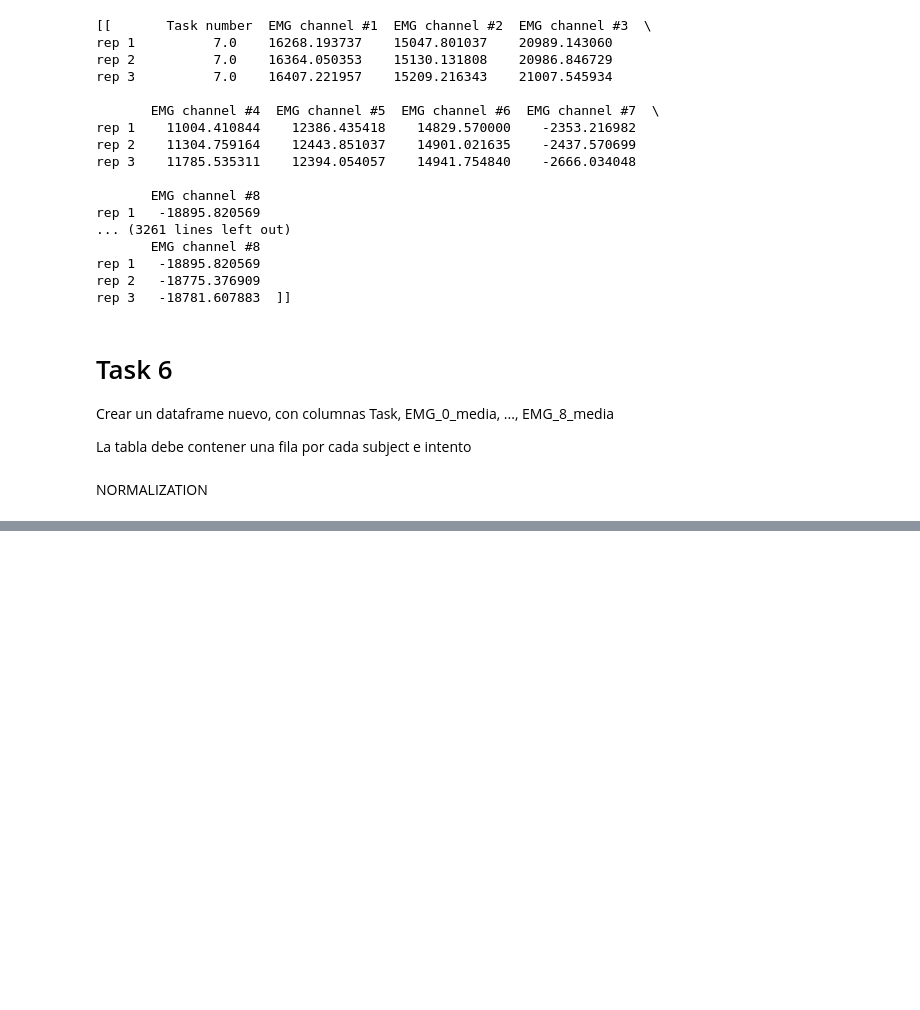
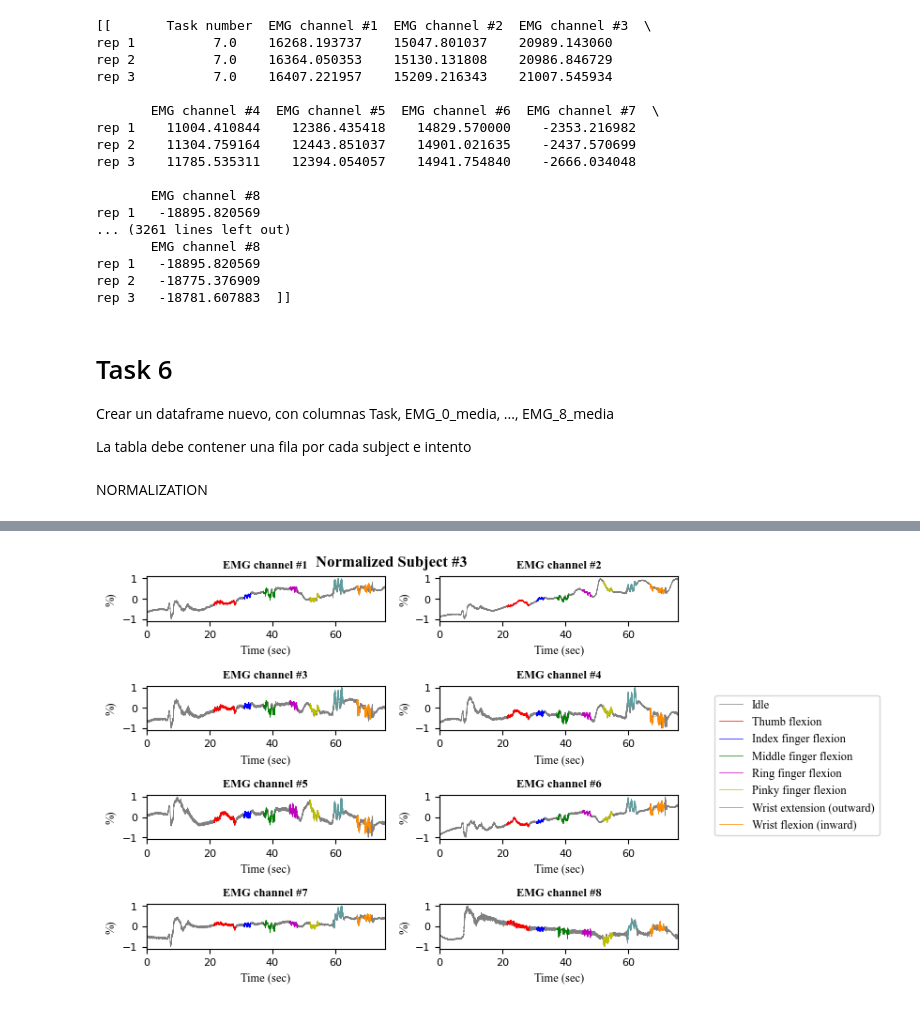
Before and after one commit to sofiahernandezp/code, a Jupyter notebook: mindrove_test/plot_emg.ipynb, the cells around one changed output, grey strips where cells are left out. Saved outputs shown, nothing was run; the diff lists cells and outputs as text; code cells hidden in the pictures; blank space fills up the shorter version.

```diff
--- a/mindrove_test/plot_emg.ipynb
+++ b/mindrove_test/plot_emg.ipynb
@@ -366,28 +367,32 @@ La tabla debe contener una fila por cada subject e intento
 NORMALIZATION
 # %%
 from sklearn.preprocessing import MinMaxScaler
+from sklearn import preprocessing
 import numpy as np
 
-id = 2 #subject number 3
+id = 3
 dataval= dataframes[id]
 emgval = dataval.iloc[:,2:10] * 0.045
-# data  stored in a numpy array called 'emgval'
+
+data = np.array(emgval)
+# data is stored in a numpy array called 'data'
 # with shape (n_samples, 8) where n_samples is the number of samples
 # and 8 is the number of channels
 
 # Create an empty array to store the normalized data
-normalized_data = np.empty_like(emgval)
+normalized_data = np.empty_like(data)
 
 # Create a scaler object for each channel
 scalers = []
+
 for i in range(data.shape[1]):
     scaler = MinMaxScaler(feature_range=(-1, 1))
     scaler.fit(data[:, i].reshape(-1, 1))
     scalers.append(scaler)
-
 # Normalize each channel separately
 for i, scaler in enumerate(scalers):
     normalized_data[:, i] = scaler.transform(data[:, i].reshape(-1, 1)).flatten()
 
-# The normalized_data array now contains the normalized data
+# The normalized_data array contains the normalized data
+print(normalized_data)
 # %% [output]
@@ -394,0 +412,75 @@ AttributeError: 'list' object has no attribute 'shape'
+# %%
+import matplotlib.pyplot as plt
+import numpy as np
+import pandas as pd
+
+
+id = 3
+dataval= dataframes[id]
+emgval = dataval.iloc[:,2:10] * 0.045
+emg_id = 1
+columnemg = emg_id + 1
+#emgval = dataval.iloc[:,columnemg] * 0.045
+time = dataval.iloc[:,10] - dataval.iloc[0,10]
+end = len(time)-1
+taskcolumn = dataval.iloc[:,1]
+fig1, axs1 = plt.subplots(4, 2)
+
+
+#emgval = dataval.iloc[:,2:10] * 0.045
+titles = ['EMG channel #1','EMG channel #2','EMG channel #3','EMG channel #4','EMG channel #5','EMG channel #6','EMG channel #7','EMG channel #8']
+
+norm = pd.DataFrame(normalized_data)
+
+for i, ax in enumerate(axs1.flat):
+    store0=[]
+    store1=[]
+    store2=[]
+    store3=[]
+    store4=[]
+    store5=[]
+    store6=[]
+    store7=[]
+    for p in range(len(taskcolumn)):
+         if taskcolumn[p] == 1:
+            store1.append(p)
+         elif taskcolumn[p] == 2:
+            store2.append(p)
+         elif taskcolumn[p] == 3:
+            store3.append(p)
+         elif taskcolumn[p] == 4:
+            store4.append(p)
+         elif taskcolumn[p] == 5:
+            store5.append(p)
+         elif taskcolumn[p] == 6:
+            store6.append(p)
+         elif taskcolumn[p] == 7:
+            store7.append(p)
+         elif taskcolumn[p] == 0:
+            store0.append(p)
+
+    ax.plot(time, norm.iloc[:,i],'gray',linewidth=0.5, label = "Idle")
+    ax.plot(time[store1],norm.iloc[store1,i],'r',linewidth=0.5, label = "Thumb flexion")
+    ax.plot(time[store2],norm.iloc[store2,i],'b',linewidth=0.5, label = "Index finger flexion" )
+    ax.plot(time[store3],norm.iloc[store3,i],'g',linewidth=0.5, label = "Middle finger flexion")
+    ax.plot(time[store4],norm.iloc[store4,i],'m',linewidth=0.5, label = "Ring finger flexion")
+    ax.plot(time[store5],norm.iloc[store5,i],'y',linewidth=0.5, label = "Pinky finger flexion")
+    ax.plot(time[store6],norm.iloc[store6,i],'cadetblue',linewidth=0.5, label = "Wrist extension (outward)")
+    ax.plot(time[store7],norm.iloc[store7,i],'darkorange',linewidth=0.5, label = "Wrist flexion (inward)")
+    #ax.plot(time,emgval.iloc[:,i])
+    ax.set_title(titles[i],fontname="Times New Roman", fontweight="bold",fontsize=9)
+    ax.set_xlabel('Time (sec)',fontname="Times New Roman",fontsize=9)
+    ax.set_ylabel('%)',fontname="Times New Roman",fontsize=9)
+    ax.tick_params(axis='both', labelsize=8)
+    ax.set_xlim([0, time[end]])
+
+
+plt.tight_layout()
+
+L = ax.legend(loc='center', bbox_to_anchor=(1.5, 4.1),fontsize = 9)
+plt.setp(L.texts, family='Times New Roman')
+plt.suptitle('Normalized Subject #3', fontname="Times New Roman", fontweight="bold",fontsize=12)
+
+plt.show()
+# %% [output]
+[figure, added]
```
Also changed, not shown: parts of 3 cells of this notebook.
